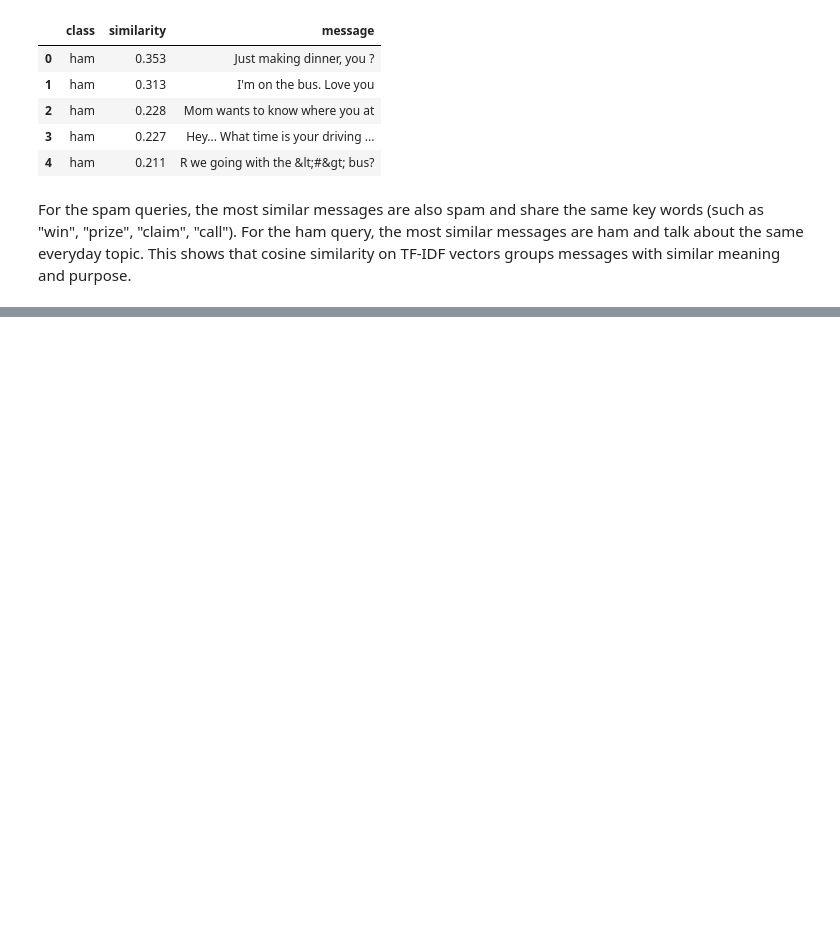
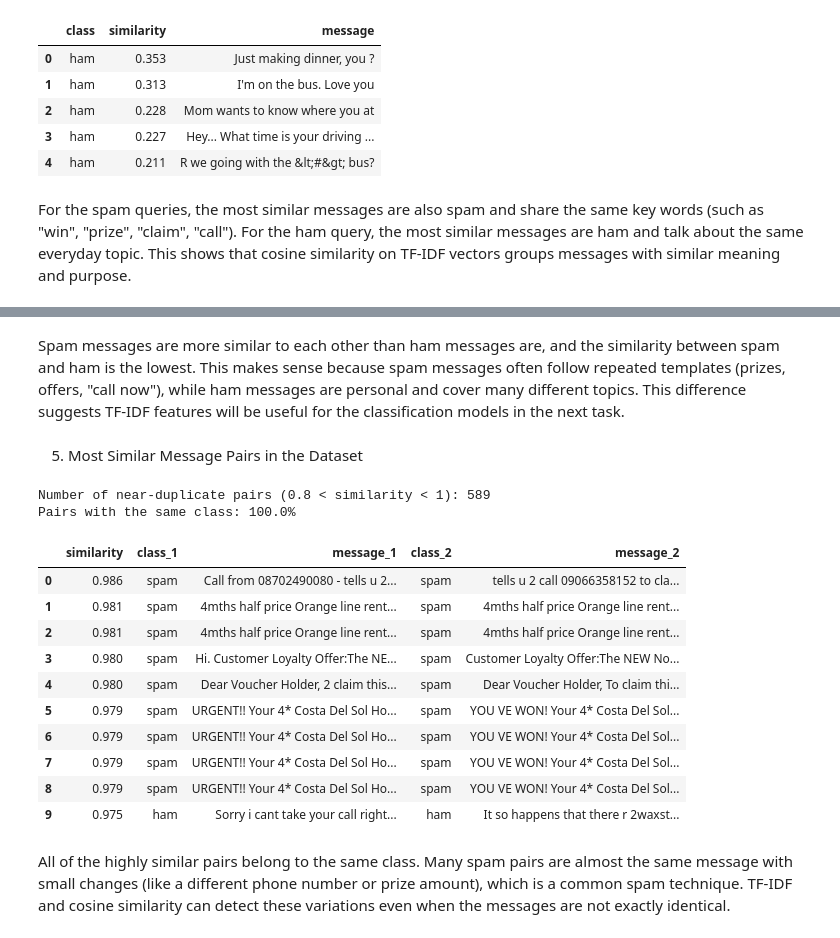
Before and after one commit to LujainAyyash/DS483-Project, a Jupyter notebook: NLP_Code.ipynb, the cells around one changed output, grey strips where cells are left out. Cells and saved outputs as stored; diff of their text form; code cells hidden in the pictures; blank space fills up the shorter version.

```diff
--- a/NLP_Code.ipynb
+++ b/NLP_Code.ipynb
@@ -415,0 +444,37 @@ For the spam queries, the most similar messages are also spam and share the same
+# %% [markdown]
+Spam messages are more similar to each other than ham messages are, and the similarity between spam and ham is the lowest. This makes sense because spam messages often follow repeated templates (prizes, offers, "call now"), while ham messages are personal and cover many different topics. This difference suggests TF-IDF features will be useful for the classification models in the next task.
+# %% [markdown]
+5. Most Similar Message Pairs in the Dataset
+# %%
+# find the most similar pairs of different messages
+# exact duplicates (similarity = 1) are excluded
+sim_upper = np.triu(np.nan_to_num(cos_sim, nan=0), k=1)
+pairs = np.argwhere((sim_upper > 0.8) & (sim_upper < 0.999))
+
+pair_df = pd.DataFrame({
+    'similarity': sim_upper[pairs[:, 0], pairs[:, 1]].round(3),
+    'class_1': df['class'].iloc[pairs[:, 0]].values,
+    'message_1': df['message'].iloc[pairs[:, 0]].values,
+    'class_2': df['class'].iloc[pairs[:, 1]].values,
+    'message_2': df['message'].iloc[pairs[:, 1]].values,
+}).sort_values('similarity', ascending=False).reset_index(drop=True)
+
+print('Number of near-duplicate pairs (0.8 < similarity < 1):', len(pair_df))
+print(f"Pairs with the same class: {(pair_df['class_1'] == pair_df['class_2']).mean():.1%}")
+pair_df.head(10)
+# %% [output]
+Number of near-duplicate pairs (0.8 < similarity < 1): 589
+Pairs with the same class: 100.0%
+|  | similarity | class_1 | message_1 | class_2 | message_2 |
+| 0 | 0.986 | spam | Call from 08702490080 - tells u 2... | spam | tells u 2 call 09066358152 to cla... |
+| 1 | 0.981 | spam | 4mths half price Orange line rent... | spam | 4mths half price Orange line rent... |
+| 2 | 0.981 | spam | 4mths half price Orange line rent... | spam | 4mths half price Orange line rent... |
+| 3 | 0.980 | spam | Hi. Customer Loyalty Offer:The NE... | spam | Customer Loyalty Offer:The NEW No... |
+| 4 | 0.980 | spam | Dear Voucher Holder, 2 claim this... | spam | Dear Voucher Holder, To claim thi... |
+| 5 | 0.979 | spam | URGENT!! Your 4* Costa Del Sol Ho... | spam | YOU VE WON! Your 4* Costa Del Sol... |
+| 6 | 0.979 | spam | URGENT!! Your 4* Costa Del Sol Ho... | spam | YOU VE WON! Your 4* Costa Del Sol... |
+| 7 | 0.979 | spam | URGENT!! Your 4* Costa Del Sol Ho... | spam | YOU VE WON! Your 4* Costa Del Sol... |
+| 8 | 0.979 | spam | URGENT!! Your 4* Costa Del Sol Ho... | spam | YOU VE WON! Your 4* Costa Del Sol... |
+| 9 | 0.975 | ham | Sorry i cant take your call right... | ham | It so happens that there r 2waxst... |
+# %% [markdown]
+All of the highly similar pairs belong to the same class. Many spam pairs are almost the same message with small changes (like a different phone number or prize amount), which is a common spam technique. TF-IDF and cosine similarity can detect these variations even when the messages are not exactly identical.
```
Also changed, not shown: parts of 3 cells of this notebook.
